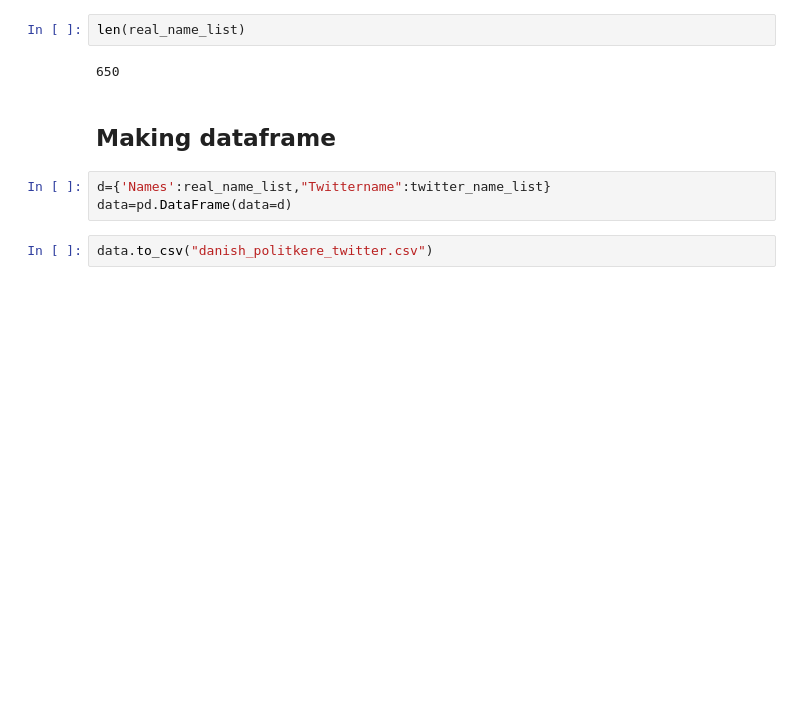
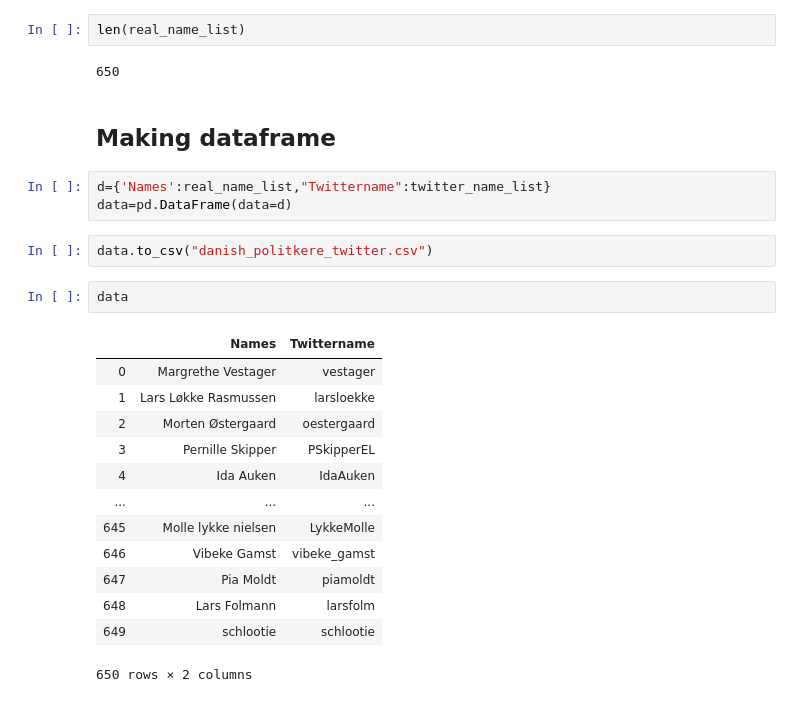
Before and after one commit to 98christianp/politiker, a Jupyter notebook: Code_for_loading_twitter_profiles.ipynb, the cells around one changed output. Cells and saved outputs as stored; diff of their text form; blank space fills up the shorter version.

Commit message:
Scraping twitter works

```diff
--- a/Code_for_loading_twitter_profiles.ipynb
+++ b/Code_for_loading_twitter_profiles.ipynb
@@ -110,3 +110,19 @@ d={'Names':real_name_list,"Twittername":twitter_name_list}
 data=pd.DataFrame(data=d)
 # %%
 data.to_csv("danish_politkere_twitter.csv")
+# %%
+data
+# %% [output]
+|  | Names | Twittername |
+| 0 | Margrethe Vestager | vestager |
+| 1 | Lars Løkke Rasmussen | larsloekke |
+| 2 | Morten Østergaard | oestergaard |
+| 3 | Pernille Skipper | PSkipperEL |
+| 4 | Ida Auken | IdaAuken |
+| ... | ... | ... |
+| 645 | Molle lykke nielsen | LykkeMolle |
+| 646 | Vibeke Gamst | vibeke_gamst |
+| 647 | Pia Moldt | piamoldt |
+| 648 | Lars Folmann | larsfolm |
+| 649 | schlootie | schlootie |
+650 rows × 2 columns
```
Also changed, not shown: 6 other files.
